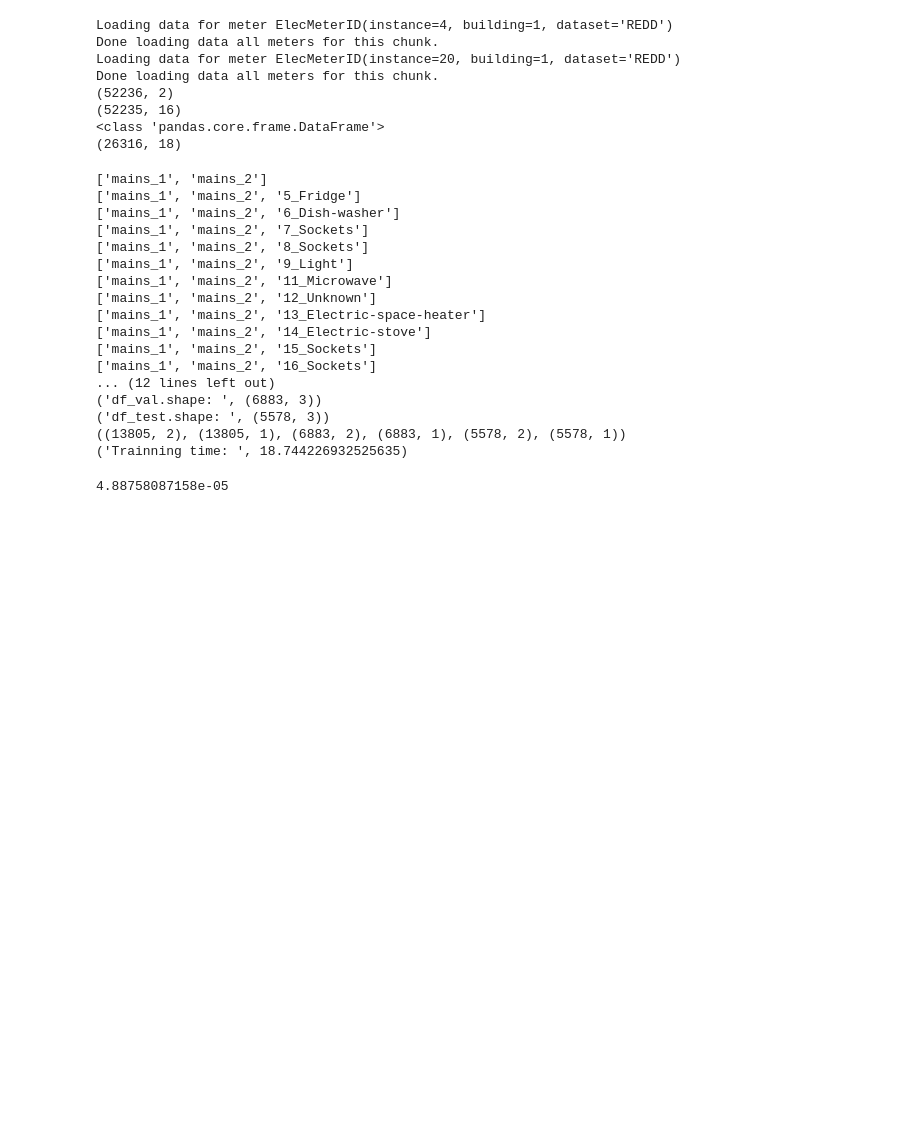
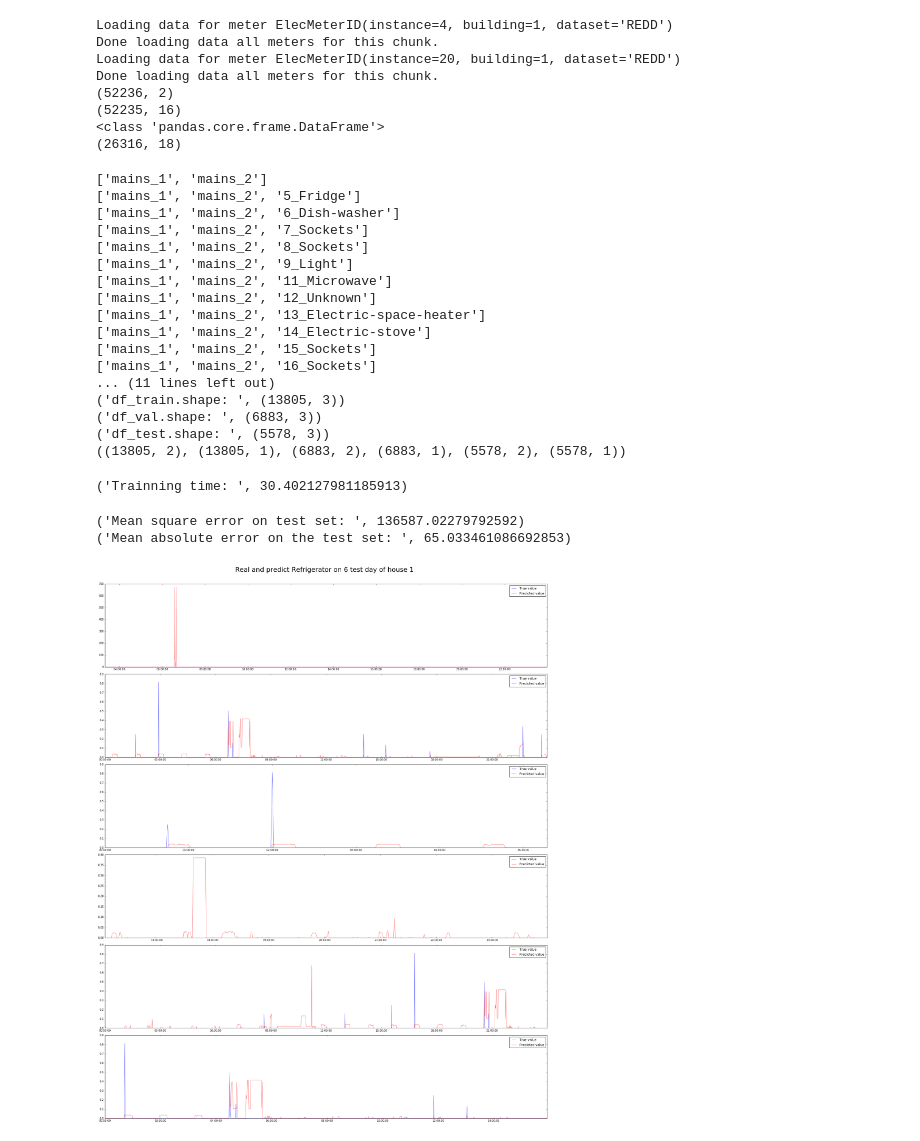
Before and after one commit to seoruosa/EA006-NILM-project, a Jupyter notebook: Disaggregation Algorithm.ipynb, the cells around one changed output. Drawn from its saved outputs; the diff is of its cells as text; code cells hidden in the pictures; blank space fills up the shorter version.

Commit message:
Ploting data from the last app predicted, have to plot all apps predictions

```diff
--- a/Disaggregation Algorithm.ipynb
+++ b/Disaggregation Algorithm.ipynb
@@ -175,14 +175,16 @@ def mae_loss(y_predict, y):
     return np.mean(np.abs(y_predict - y))
 
 min_samples_split=np.arange(2, 400, 10)
-from sklearn.tree import DecisionTreeRegressor
+#from sklearn.tree import DecisionTreeRegressor
+from sklearn.ensemble import RandomForestRegressor
 def tree_reg(X_train, y_train, X_val, y_val, min_samples_split):
     import time
     clfs = []
     losses = []
     start = time.time()
     for split in min_samples_split:
-        clf = DecisionTreeRegressor(min_samples_split = split)
+        #clf = DecisionTreeRegressor(min_samples_split = split)
+        clf = RandomForestRegressor(min_samples_split = split)
         clf.fit(X_train, y_train)
         y_predict_val = clf.predict(X_val)
         clfs.append(clf)
@@ -213,16 +215,43 @@ tree_clfs_1, tree_losses_1 = tree_reg(X_train1, y_train1, X_val1, y_val1, min_sa
 ['mains_1', 'mains_2', '14_Electric-stove']
 ['mains_1', 'mains_2', '15_Sockets']
 ['mains_1', 'mains_2', '16_Sockets']
-... (12 lines left out)
+... (11 lines left out)
+('df_train.shape: ', (13805, 3))
 ('df_val.shape: ', (6883, 3))
 ('df_test.shape: ', (5578, 3))
 ((13805, 2), (13805, 1), (6883, 2), (6883, 1), (5578, 2), (5578, 1))
-('Trainning time: ', 18.744226932525635)
+('Trainning time: ', 30.402127981185913)
-# %%
-import time
-
-a = time.time()
-
-print(time.time()-a)
-# %% [output]
-4.88758087158e-05
+# %%
+# Choose the best model and predict refrigerator consumption on the test set
+ind = np.argmin(tree_losses_1)
+tree_clf_1 = tree_clfs_1[ind]
+y_test_predict_1 = tree_clf_1.predict(X_test1)
+mse_tree_1 = mse_loss(y_test_predict_1, y_test1)
+mae_tree_1 = mae_loss(y_test_predict_1, y_test1)
+print('Mean square error on test set: ', mse_tree_1)
+print('Mean absolute error on the test set: ', mae_tree_1)
+
+
+# Plot real and predict refrigerator consumption on six days of test data
+def plot_each_app(df, dates, predict, y_test, title, look_back = 0):
+    import matplotlib.pyplot as plt
+    %matplotlib inline
+    num_date = len(dates)
+    fig, axes = plt.subplots(num_date,1,figsize=(24, num_date*5))
+    plt.suptitle(title, fontsize = '25')
+    fig.tight_layout()
+    fig.subplots_adjust(top=0.95)
+    for i in range(num_date):
+        if i == 0: l = 0
+        ind = df.ix[dates[i]].index[look_back:]
+        axes.flat[i].plot(ind, y_test[l:l+len(ind)], color = 'blue', alpha = 0.6, label = 'True value')
+        axes.flat[i].plot(ind, predict[l:l+len(ind)], color = 'red', alpha = 0.6, label = 'Predicted value')
+        axes.flat[i].legend()
+        l = len(ind)
+
+
+plot_each_app(df1_test, dates[17:], y_test_predict_1, y_test1, 'Real and predict Refrigerator on 6 test day of house 1')
+# %% [output]
+('Mean square error on test set: ', 136587.02279792592)
+('Mean absolute error on the test set: ', 65.033461086692853)
+[figure, added]
```
Also changed, not shown: parts of 2 cells of this notebook.
